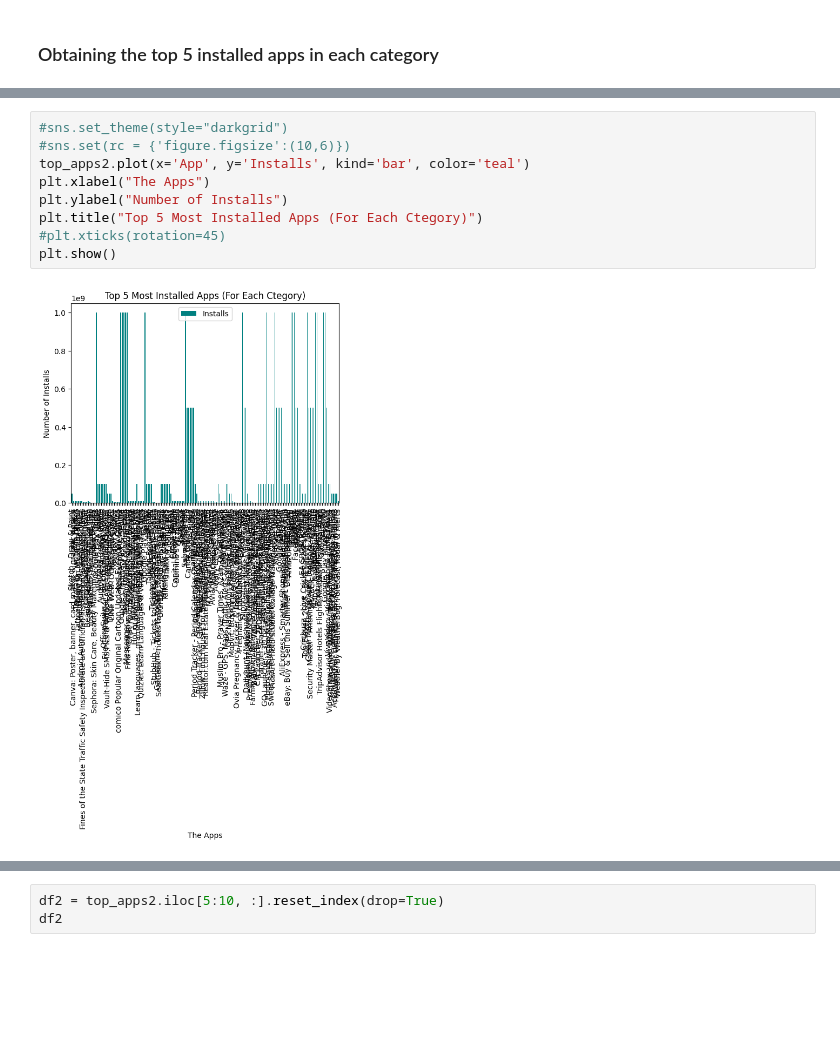
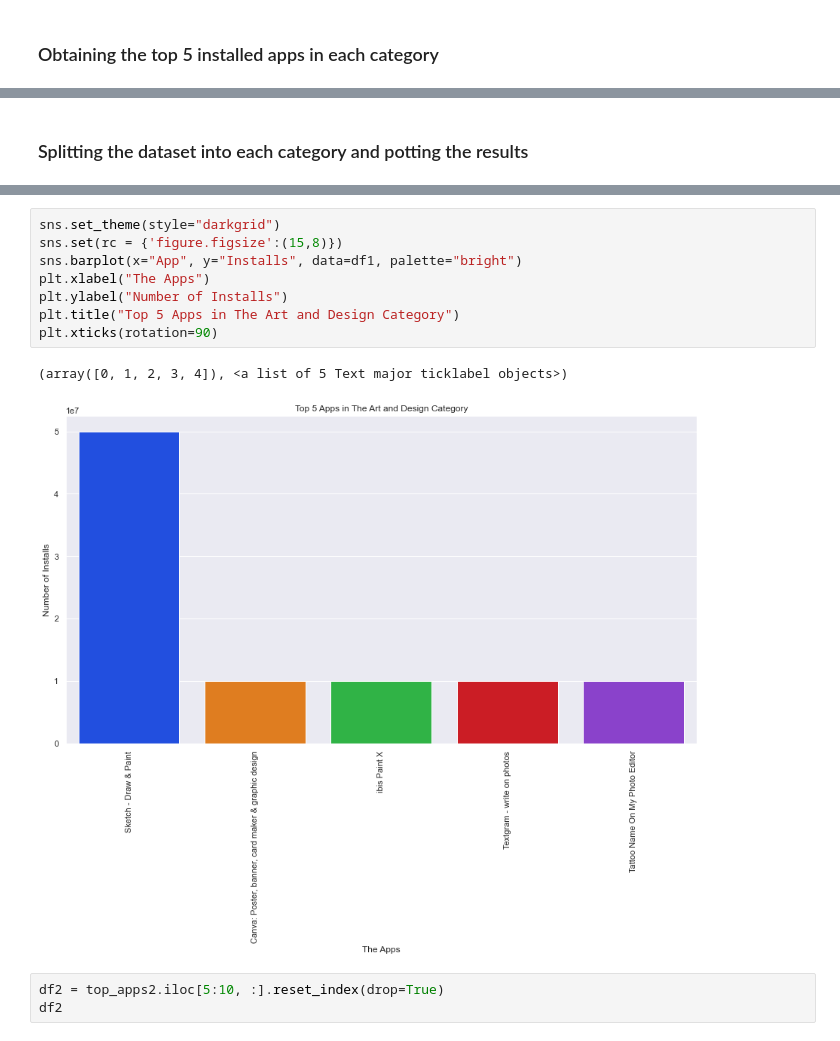
Before and after one commit to shalabajza/Develhope_Project_v2_team-2, a Jupyter notebook: Week 3/Week-3_Task-3_Mohammad.ipynb, the cells around one changed output, grey strips where cells are left out. Drawn from its saved outputs; the diff is of its cells as text; blank space fills up the shorter version.

```diff
--- a/Week 3/Week-3_Task-3_Mohammad.ipynb
+++ b/Week 3/Week-3_Task-3_Mohammad.ipynb
@@ -75,14 +62,5 @@ Plotting the results
-# %%
-#sns.set_theme(style="darkgrid")
-#sns.set(rc = {'figure.figsize':(10,6)})
-top_apps2.plot(x='App', y='Installs', kind='bar', color='teal')
-plt.xlabel("The Apps")
-plt.ylabel("Number of Installs")
-plt.title("Top 5 Most Installed Apps (For Each Ctegory)")
-#plt.xticks(rotation=45)
-plt.show()
-# %% [output]
-[figure, removed]
+# %% [markdown]
+### Splitting the dataset into each category and potting the results
 # %%
 df1 = top_apps2.iloc[:5, :].reset_index(drop=True)
 df1
@@ -93,6 +71,17 @@ df1
 | 2 | ibis Paint X | ART_AND_DESIGN | 4.6 | 224399 | 31.0 | 10000000 | Free | 0.0 | Everyone |
 | 3 | Textgram - write on photos | ART_AND_DESIGN | 4.4 | 295221 | Varies with device | 10000000 | Free | 0.0 | Everyone |
 | 4 | Tattoo Name On My Photo Editor | ART_AND_DESIGN | 4.2 | 44829 | 20.0 | 10000000 | Free | 0.0 | Teen |
+# %%
+sns.set_theme(style="darkgrid")
+sns.set(rc = {'figure.figsize':(15,8)})
+sns.barplot(x="App", y="Installs", data=df1, palette="bright")
+plt.xlabel("The Apps")
+plt.ylabel("Number of Installs")
+plt.title("Top 5 Apps in The Art and Design Category")
+plt.xticks(rotation=90)
+# %% [output]
+(array([0, 1, 2, 3, 4]), <a list of 5 Text major ticklabel objects>)
+[figure, added]
 # %%
 df2 = top_apps2.iloc[5:10, :].reset_index(drop=True)
 df2
```
Also changed, not shown: parts of 69 cells of this notebook.
